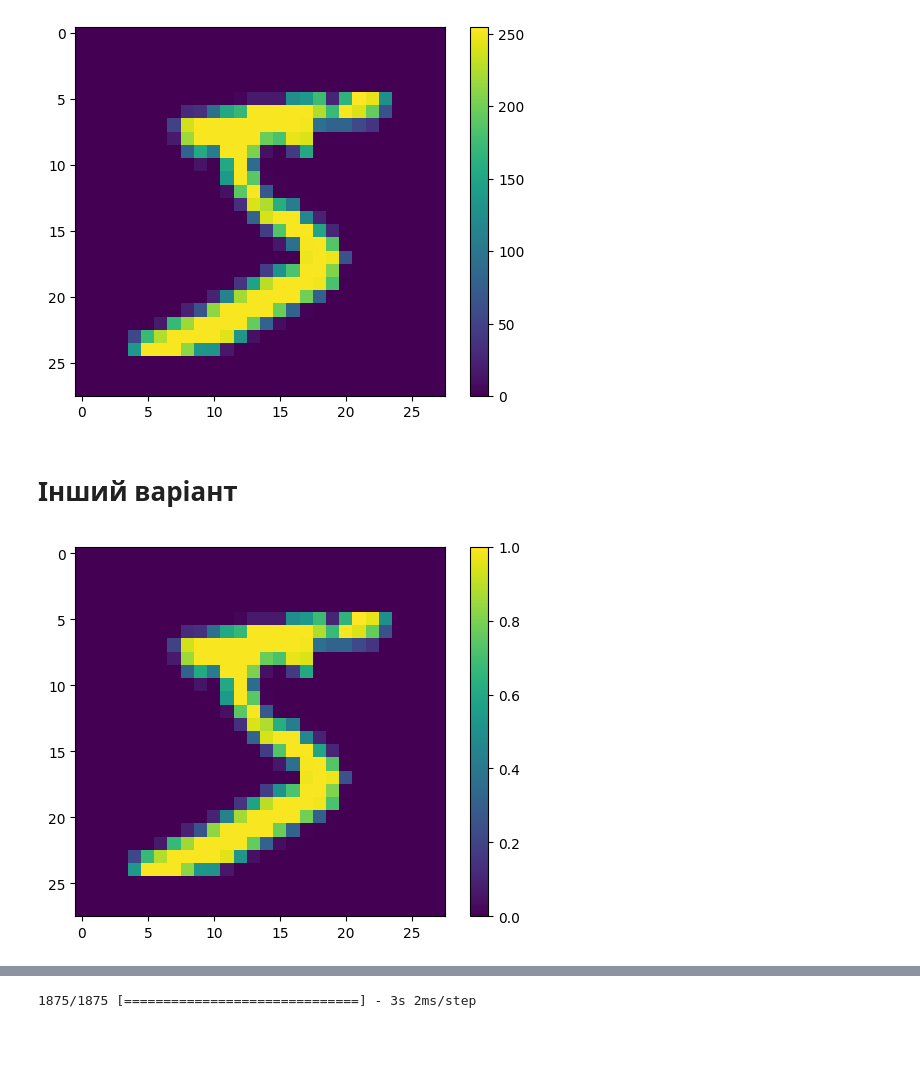
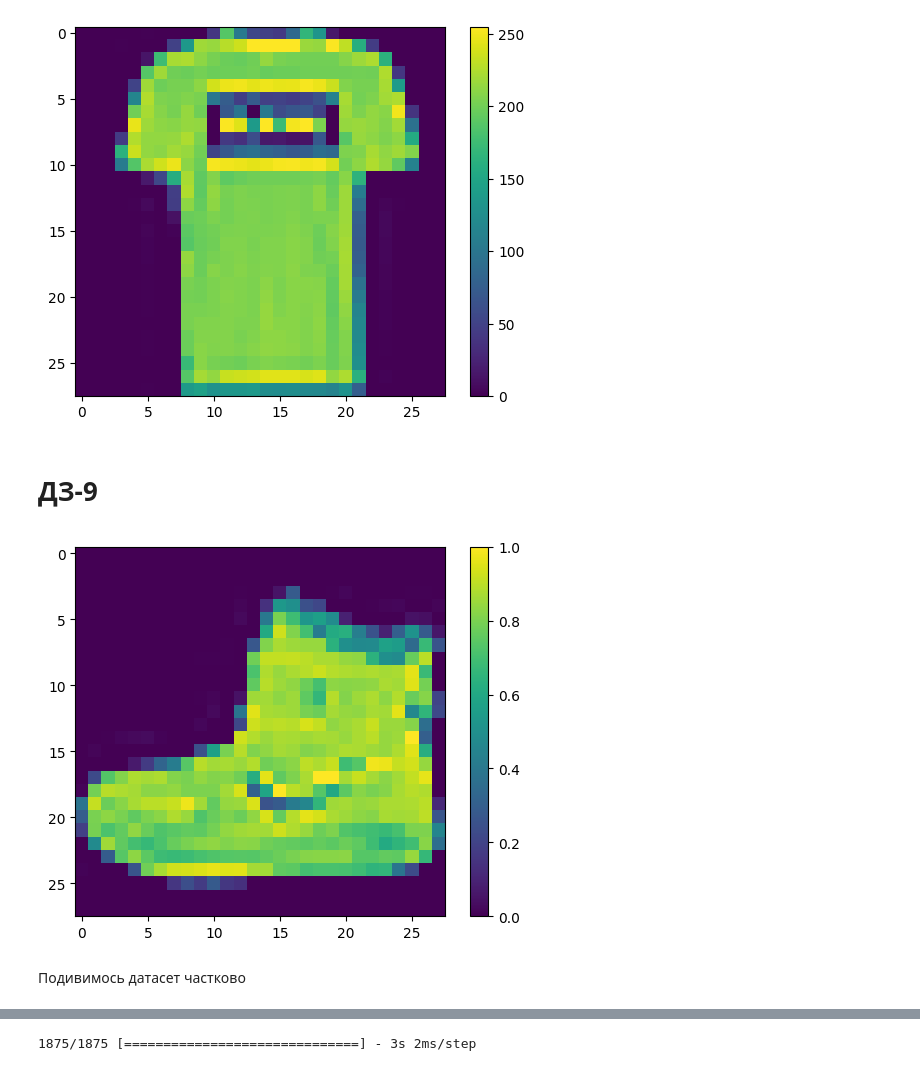
Before and after one commit to RostislavB74/NN_HW9, a Jupyter notebook: GoIT_HW_9.ipynb, the cells around one changed output, grey strips where cells are left out. Drawn from its saved outputs; the diff is of its cells as text; code cells hidden in the pictures; blank space fills up the shorter version.

```diff
--- a/GoIT_HW_9.ipynb
+++ b/GoIT_HW_9.ipynb
@@ -54,7 +35,5 @@ display_step = 100 # кожні 100 ітерацій ми будемо пока
 n_hidden_1 = 128 # кількість нейронів 1-го шару
 n_hidden_2 = 256 # кількість нейронів 2-го шару
 # %%
-from keras.datasets import mnist
-# Завантажуємо датасет
-(x_train, y_train), (x_test, y_test) = mnist.load_data()
+(x_train, y_train), (x_test, y_test) = fashion_mnist.load_data()
 # %% [output]
@@ -63,9 +48,7 @@ Downloading data from https://storage.googleapis.com/tensorflow/tf-keras-dataset
 # %%
 plt.figure()
-plt.imshow(x_train[0])
+plt.imshow(x_train[1])
 plt.colorbar()
 plt.grid(False)
 # %% [output]
-[figure, old version]
+[figure, new version]
-# %% [markdown]
-# Інший варіант
@@ -73,0 +55,2 @@ class_names=['0', '1', '2', '3', '4', '5', '6', '7', '8', '9']
+# %% [markdown]
+# ДЗ-9
@@ -81,7 +66,9 @@ plt.imshow(x_train_1[0])
 plt.colorbar()
 plt.grid(False)
 # %% [output]
-[figure, old version]
+[figure, new version]
+# %% [markdown]
+Подивимось датасет частково
 # %%
 plt.figure(figsize=(20,20))
 for i in range(100):
```
Also changed, not shown: parts of 26 cells of this notebook.
